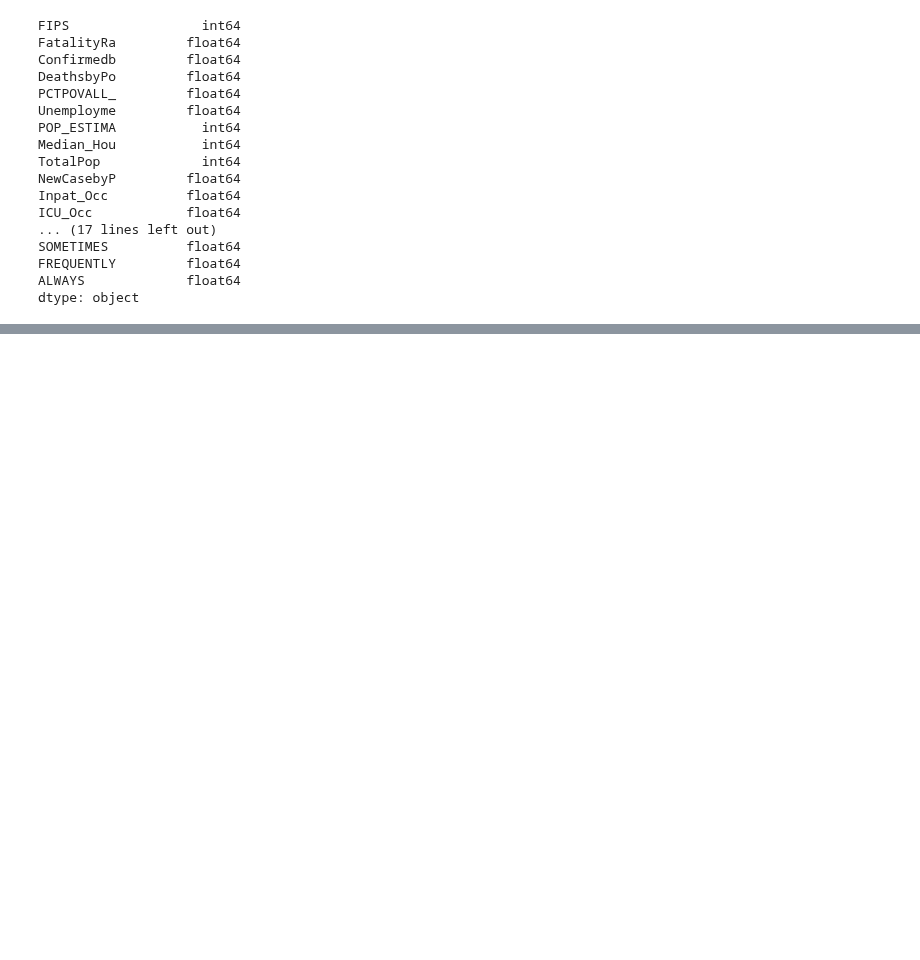
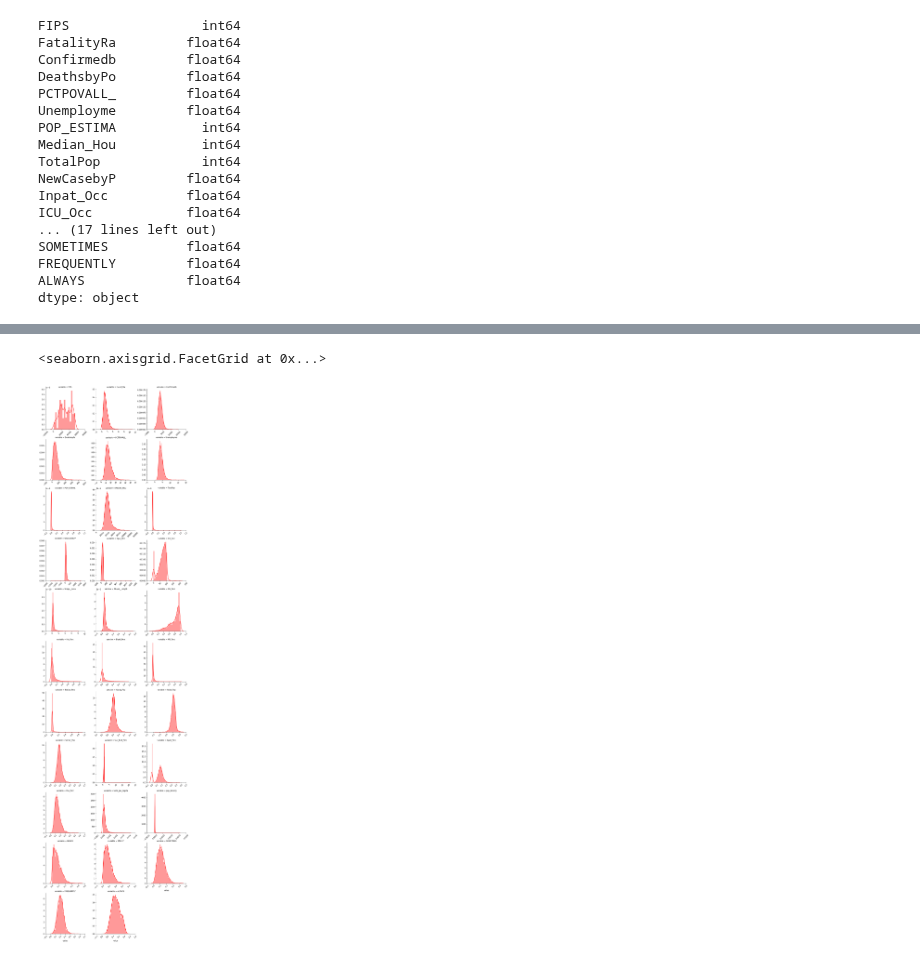
Before and after one commit to datascisteven/The-Masked-Politic, a Jupyter notebook: Phase_3_Project.ipynb, the cells around one changed output, grey strips where cells are left out. Cells and saved outputs as stored; diff of their text form; code cells hidden in the pictures; blank space fills up the shorter version.

```diff
--- a/Phase_3_Project.ipynb
+++ b/Phase_3_Project.ipynb
@@ -420,3 +420,13 @@ dtype: object
 # plt.savefig('images/regplot.png')
 # %% [markdown]
 <img src='images/regplot.png'>
+# %%
+## Display distribution plots of continuous variables using FacetGrid and distplot
+
+con_2 = pd.melt(df, value_vars = feat_col)
+g = sns.FacetGrid(con_2, col='variable', col_wrap=3, sharex=False, sharey=False, height=4)
+g = g.map(sns.distplot, 'value', color='r')
+g.set_xticklabels(rotation=45)
+# %% [output]
+<seaborn.axisgrid.FacetGrid at 0x...>
+[figure, added]
```
